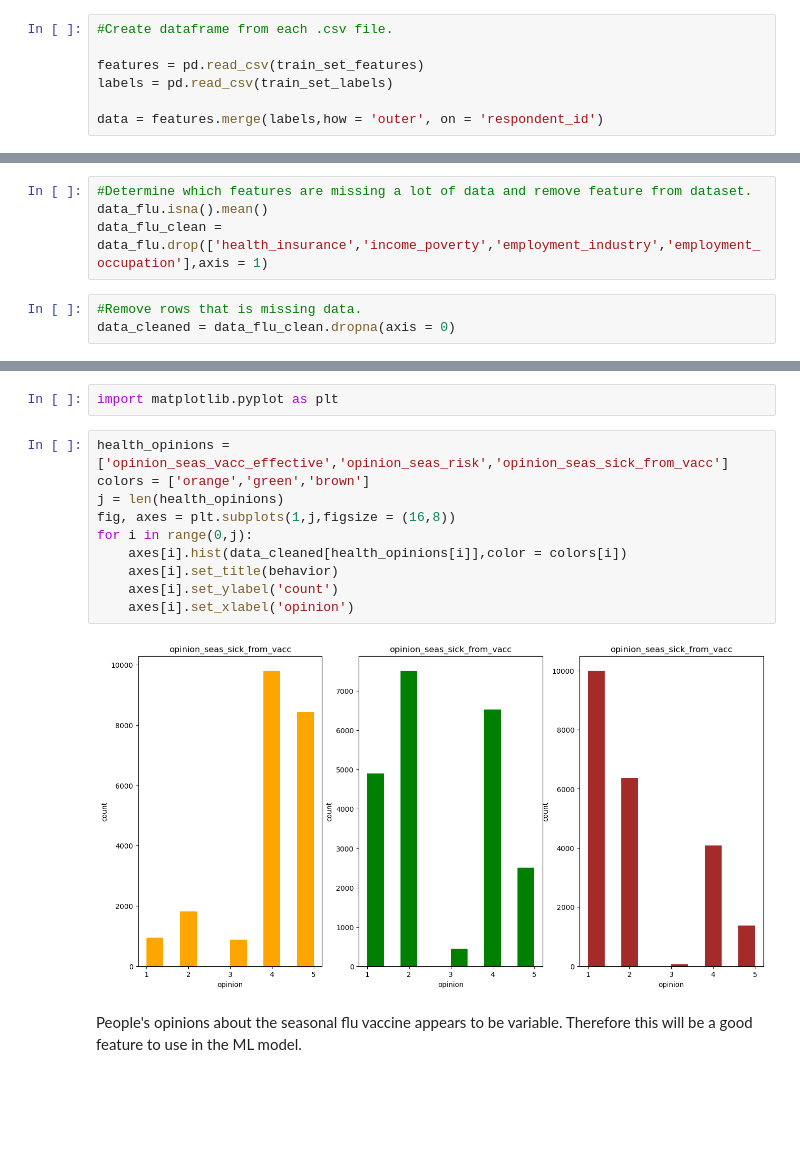
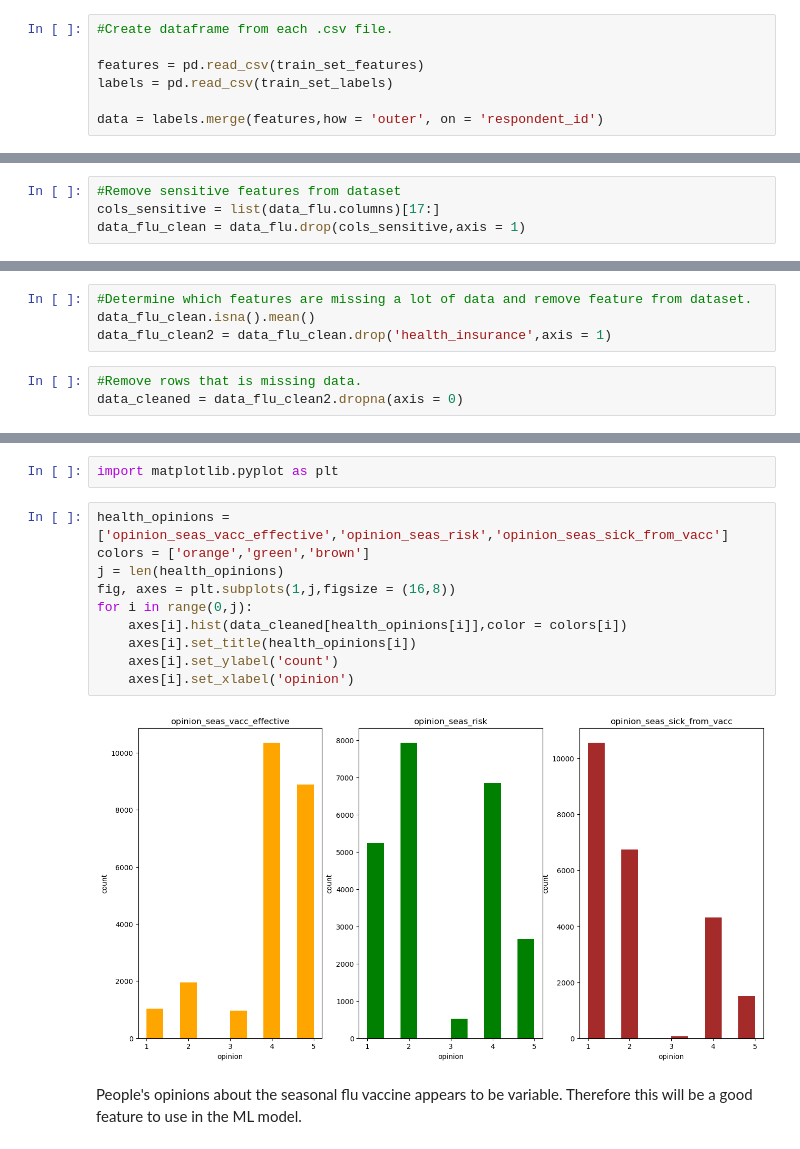
Before and after one commit to mkearns17/Flu-Vaccine-Classification, a Jupyter notebook: jupyter_notebook.ipynb, the cells around one changed output, grey strips where cells are left out. Drawn from its saved outputs; the diff is of its cells as text; blank space fills up the shorter version.

```diff
--- a/jupyter_notebook.ipynb
+++ b/jupyter_notebook.ipynb
@@ -28,7 +28,7 @@ train_set_labels = 'data/training_set_labels.csv'
 features = pd.read_csv(train_set_features)
 labels = pd.read_csv(train_set_labels)
 
-data = features.merge(labels,how = 'outer', on = 'respondent_id')
+data = labels.merge(features,how = 'outer', on = 'respondent_id')
 # %%
 #Remove columns related to H1N1
 h1n1_cols_delete = ['h1n1_concern','h1n1_knowledge',
@@ -70,3 +70,7 @@ memory usage: 6.3+ MB
 # Remove: 'hhs_geo_region', 'census_msa'
 
 #Unsure: 'race', 'sex', 'education',
+# %%
+#Remove sensitive features from dataset
+cols_sensitive = list(data_flu.columns)[17:]
+data_flu_clean = data_flu.drop(cols_sensitive,axis = 1)
@@ -73,10 +97,10 @@ memory usage: 6.3+ MB
 # %%
 #Determine which features are missing a lot of data and remove feature from dataset.
-data_flu.isna().mean()
-data_flu_clean = data_flu.drop(['health_insurance','income_poverty','employment_industry','employment_occupation'],axis = 1)
+data_flu_clean.isna().mean()
+data_flu_clean2 = data_flu_clean.drop('health_insurance',axis = 1)
 # %%
 #Remove rows that is missing data.
-data_cleaned = data_flu_clean.dropna(axis = 0)
+data_cleaned = data_flu_clean2.dropna(axis = 0)
 # %% [markdown]
 # Exploratory Data Analysis
 # %%
@@ -84,15 +108,15 @@ import matplotlib.pyplot as plt
 # %%
 health_opinions = ['opinion_seas_vacc_effective','opinion_seas_risk','opinion_seas_sick_from_vacc']
 colors = ['orange','green','brown']
 j = len(health_opinions)
 fig, axes = plt.subplots(1,j,figsize = (16,8))
 for i in range(0,j):
     axes[i].hist(data_cleaned[health_opinions[i]],color = colors[i])
-    axes[i].set_title(behavior)
+    axes[i].set_title(health_opinions[i])
     axes[i].set_ylabel('count')
     axes[i].set_xlabel('opinion')
 # %% [output]
-[figure, old version]
+[figure, new version]
 # %% [markdown]
 People's opinions about the seasonal flu vaccine appears to be variable. Therefore this will be a good feature to use in the ML model.
 # %%
```
Also changed, not shown: parts of 5 cells of this notebook.
